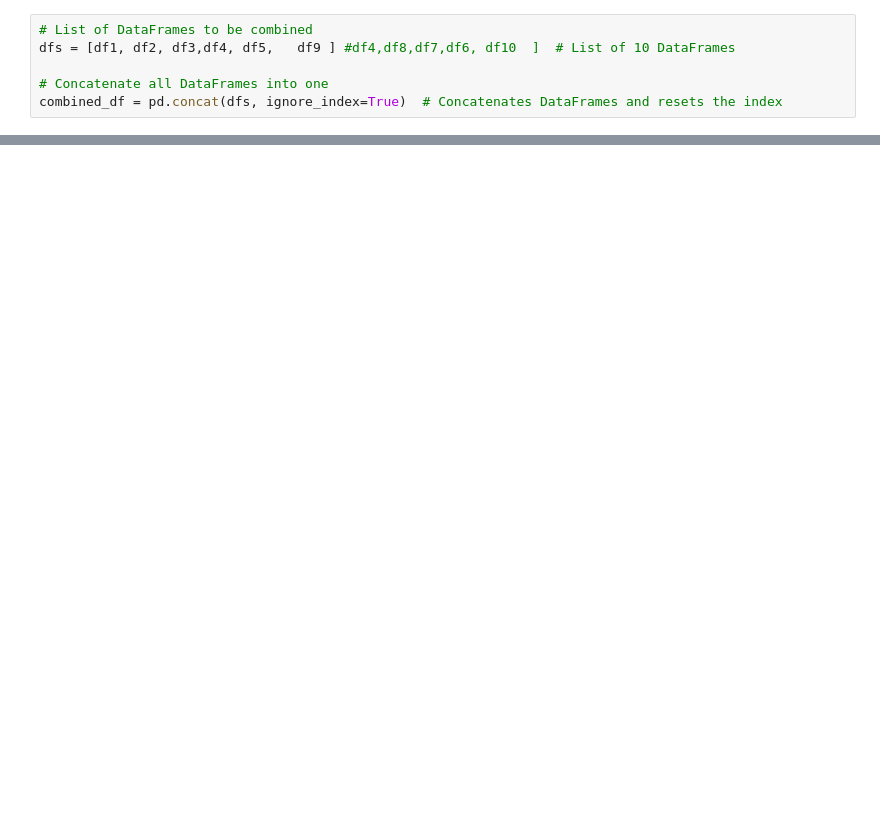
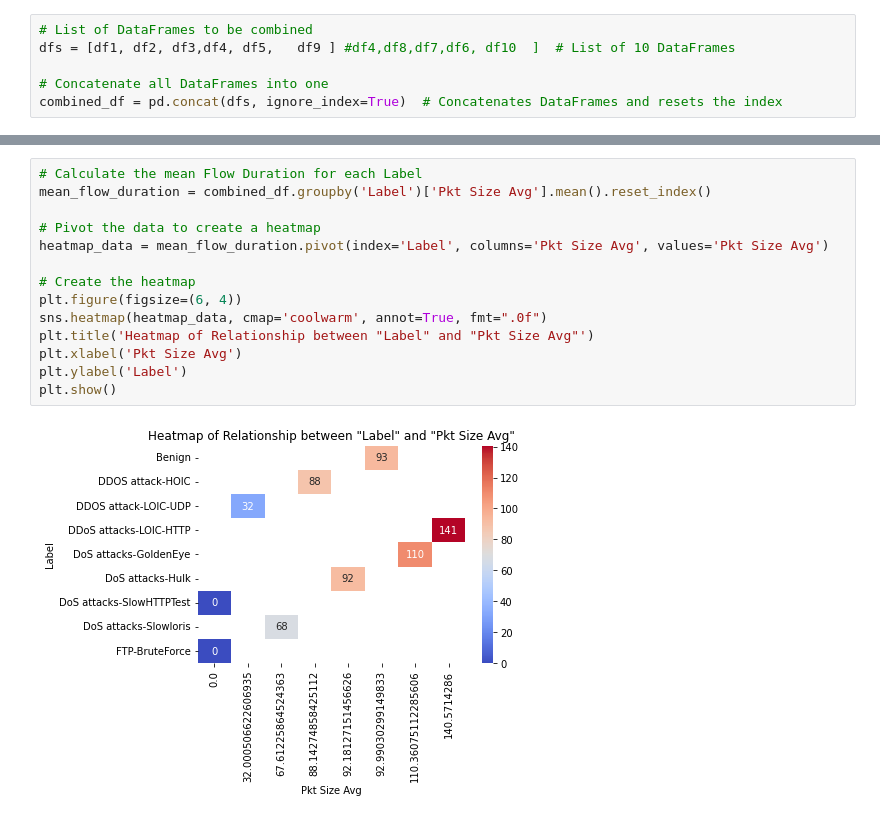
Before and after one commit to FabioTRamos/FinalProject, a Jupyter notebook: Intrusion Detection Machine Learn.ipynb, the cells around one changed output, grey strips where cells are left out. Cells and saved outputs as stored; diff of their text form; blank space fills up the shorter version.

```diff
--- a/Intrusion Detection Machine Learn.ipynb
+++ b/Intrusion Detection Machine Learn.ipynb
@@ -240,0 +388,16 @@ combined_df = pd.concat(dfs, ignore_index=True)  # Concatenates DataFrames and r
+# %%
+# Calculate the mean Flow Duration for each Label
+mean_flow_duration = combined_df.groupby('Label')['Pkt Size Avg'].mean().reset_index()
+
+# Pivot the data to create a heatmap
+heatmap_data = mean_flow_duration.pivot(index='Label', columns='Pkt Size Avg', values='Pkt Size Avg')
+
+# Create the heatmap
+plt.figure(figsize=(6, 4))
+sns.heatmap(heatmap_data, cmap='coolwarm', annot=True, fmt=".0f")
+plt.title('Heatmap of Relationship between "Label" and "Pkt Size Avg"')
+plt.xlabel('Pkt Size Avg')
+plt.ylabel('Label')
+plt.show()
+# %% [output]
+[figure, added]
```
Also changed, not shown: parts of 19 cells of this notebook.
